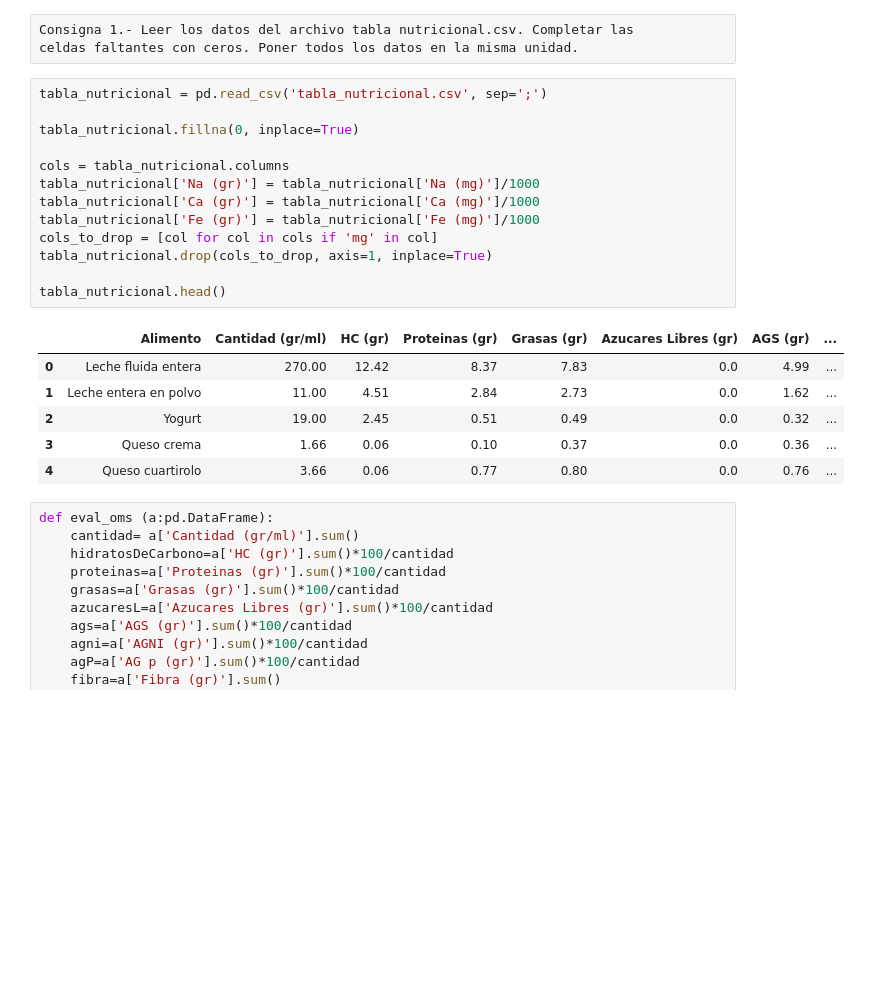
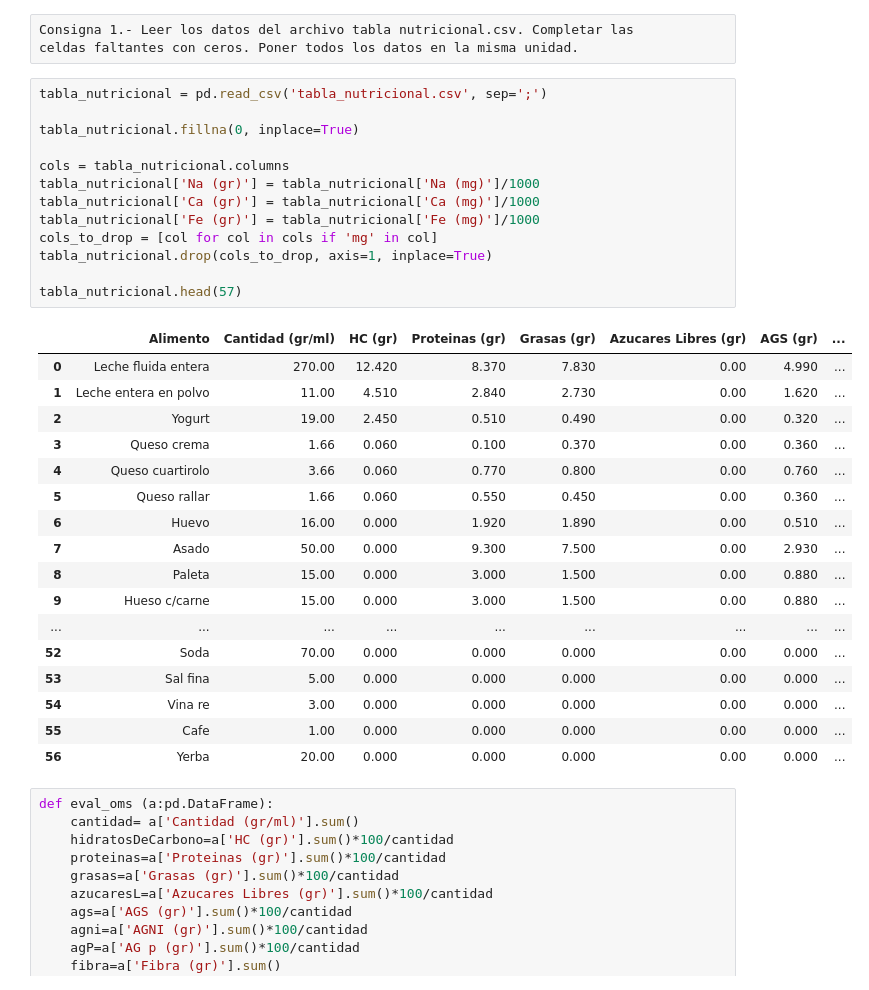
Before and after one commit to manuelgutman/ptalc2, a Jupyter notebook: funciones.ipynb, the cells around one changed output. Saved outputs shown, nothing was run; the diff lists cells and outputs as text; blank space fills up the shorter version.

```diff
--- a/funciones.ipynb
+++ b/funciones.ipynb
@@ -8,23 +8,34 @@ celdas faltantes con ceros. Poner todos los datos en la misma unidad.
 # %%
 tabla_nutricional = pd.read_csv('tabla_nutricional.csv', sep=';')
 
 tabla_nutricional.fillna(0, inplace=True)
 
 cols = tabla_nutricional.columns
 tabla_nutricional['Na (gr)'] = tabla_nutricional['Na (mg)']/1000
 tabla_nutricional['Ca (gr)'] = tabla_nutricional['Ca (mg)']/1000
 tabla_nutricional['Fe (gr)'] = tabla_nutricional['Fe (mg)']/1000
 cols_to_drop = [col for col in cols if 'mg' in col]
 tabla_nutricional.drop(cols_to_drop, axis=1, inplace=True)
 
-tabla_nutricional.head()
+tabla_nutricional.head(57)
 # %% [output]
 |  | Alimento | Cantidad (gr/ml) | HC (gr) | Proteinas (gr) | Grasas (gr) | Azucares Libres (gr) | AGS (gr) | ... |
-| 0 | Leche fluida entera | 270.00 | 12.42 | 8.37 | 7.83 | 0.0 | 4.99 | ... |
-| 1 | Leche entera en polvo | 11.00 | 4.51 | 2.84 | 2.73 | 0.0 | 1.62 | ... |
-| 2 | Yogurt | 19.00 | 2.45 | 0.51 | 0.49 | 0.0 | 0.32 | ... |
-| 3 | Queso crema | 1.66 | 0.06 | 0.10 | 0.37 | 0.0 | 0.36 | ... |
-| 4 | Queso cuartirolo | 3.66 | 0.06 | 0.77 | 0.80 | 0.0 | 0.76 | ... |
+| 0 | Leche fluida entera | 270.00 | 12.420 | 8.370 | 7.830 | 0.00 | 4.990 | ... |
+| 1 | Leche entera en polvo | 11.00 | 4.510 | 2.840 | 2.730 | 0.00 | 1.620 | ... |
+| 2 | Yogurt | 19.00 | 2.450 | 0.510 | 0.490 | 0.00 | 0.320 | ... |
+| 3 | Queso crema | 1.66 | 0.060 | 0.100 | 0.370 | 0.00 | 0.360 | ... |
+| 4 | Queso cuartirolo | 3.66 | 0.060 | 0.770 | 0.800 | 0.00 | 0.760 | ... |
+| 5 | Queso rallar | 1.66 | 0.060 | 0.550 | 0.450 | 0.00 | 0.360 | ... |
+| 6 | Huevo | 16.00 | 0.000 | 1.920 | 1.890 | 0.00 | 0.510 | ... |
+| 7 | Asado | 50.00 | 0.000 | 9.300 | 7.500 | 0.00 | 2.930 | ... |
+| 8 | Paleta | 15.00 | 0.000 | 3.000 | 1.500 | 0.00 | 0.880 | ... |
+| 9 | Hueso c/carne | 15.00 | 0.000 | 3.000 | 1.500 | 0.00 | 0.880 | ... |
+| ... | ... | ... | ... | ... | ... | ... | ... | ... |
+| 52 | Soda | 70.00 | 0.000 | 0.000 | 0.000 | 0.00 | 0.000 | ... |
+| 53 | Sal fina | 5.00 | 0.000 | 0.000 | 0.000 | 0.00 | 0.000 | ... |
+| 54 | Vina re | 3.00 | 0.000 | 0.000 | 0.000 | 0.00 | 0.000 | ... |
+| 55 | Cafe | 1.00 | 0.000 | 0.000 | 0.000 | 0.00 | 0.000 | ... |
+| 56 | Yerba | 20.00 | 0.000 | 0.000 | 0.000 | 0.00 | 0.000 | ... |
 # %%
 def eval_oms (a:pd.DataFrame):
     cantidad= a['Cantidad (gr/ml)'].sum()
```
Also changed, not shown: parts of 4 cells of this notebook.
